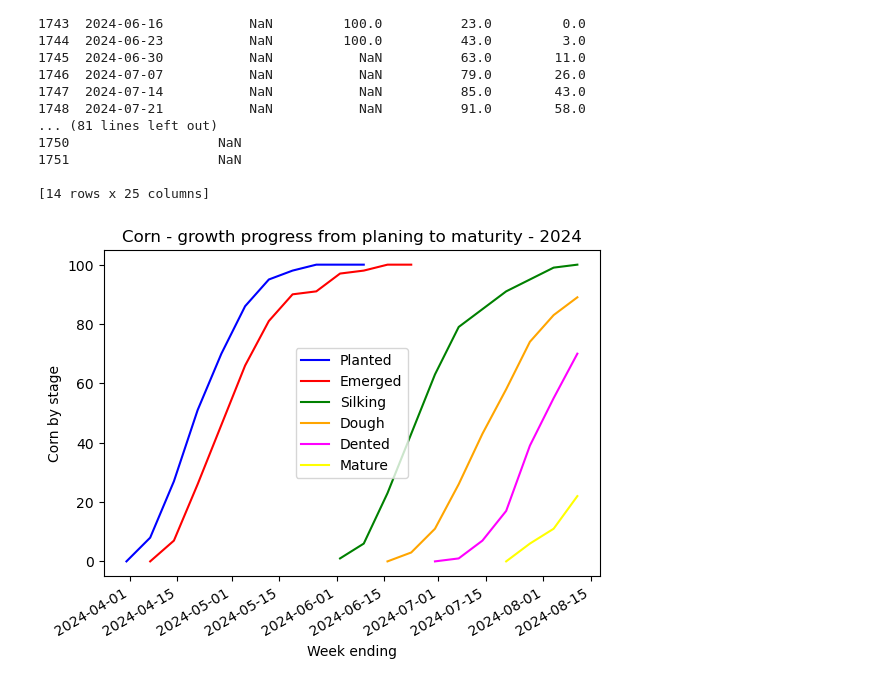
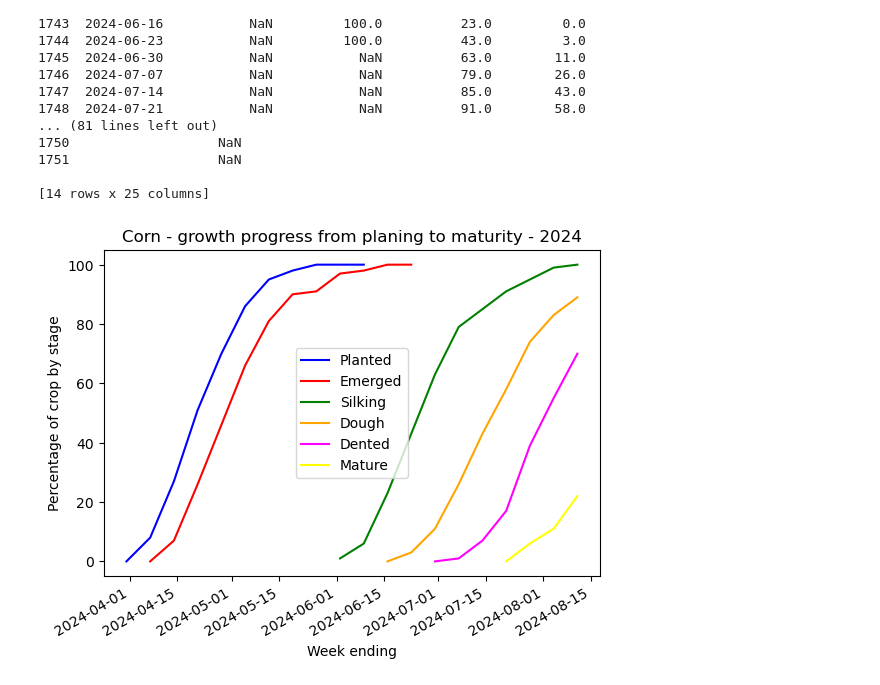
Before and after one commit to mikeszumski/AgProject3, a Jupyter notebook: reshapeNCcountyweek.ipynb, the cells around one changed output. Cells and saved outputs as stored; diff of their text form; code cells hidden in the pictures.

Commit message:
corn 2

```diff
--- a/reshapeNCcountyweek.ipynb
+++ b/reshapeNCcountyweek.ipynb
@@ -126,18 +126,18 @@ new_df.to_pickle(folder+'cropsWEEKLYNCwide.pkl')
 # %%
 import matplotlib.pyplot as plt
 
 fig, ax = plt.subplots()
 
 new_df[new_df['WEEK_ENDING'] > "2024-01-01"].plot(x='WEEK_ENDING',y='CORN_PLANTED', label='Planted', color='blue', kind='line', ax=ax)
 new_df[new_df['WEEK_ENDING'] > "2024-01-01"].plot(x='WEEK_ENDING',y='CORN_EMERGED', label='Emerged', color='red',kind='line', ax=ax)
 new_df[new_df['WEEK_ENDING'] > "2024-01-01"].plot(x='WEEK_ENDING',y='CORN_SILKING', label='Silking', color='green', kind='line', ax=ax)
 new_df[new_df['WEEK_ENDING'] > "2024-01-01"].plot(x='WEEK_ENDING',y='CORN_DOUGH', label='Dough', color='orange',kind='line', ax=ax)
 new_df[new_df['WEEK_ENDING'] > "2024-01-01"].plot(x='WEEK_ENDING',y='CORN_DENTED', label='Dented', color='magenta', kind='line', ax=ax)
 new_df[new_df['WEEK_ENDING'] > "2024-01-01"].plot(x='WEEK_ENDING',y='CORN_MATURE', label='Mature', color='yellow',kind='line', ax=ax)
-plt.title('Corn - growth progress from planing to maturity - 2024')
+plt.title('Corn - growth progress from planting to maturity - 2024')
 plt.xlabel('Week ending')
-plt.ylabel('Corn by stage')
+plt.ylabel('Percentage of crop by stage')
 plt.legend()
 plt.show()
 # %% [output]
-[figure, old version]
+[figure, new version]
```
